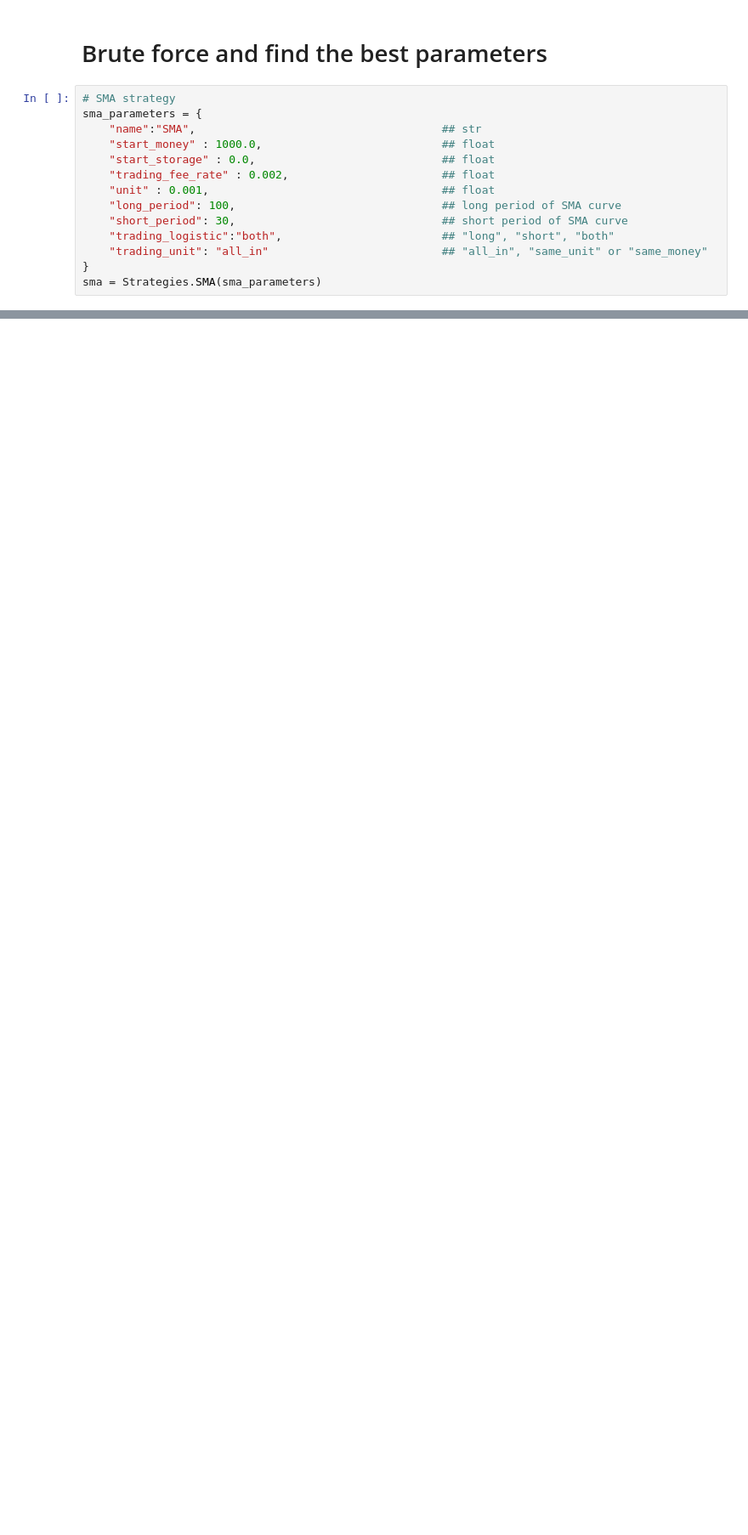
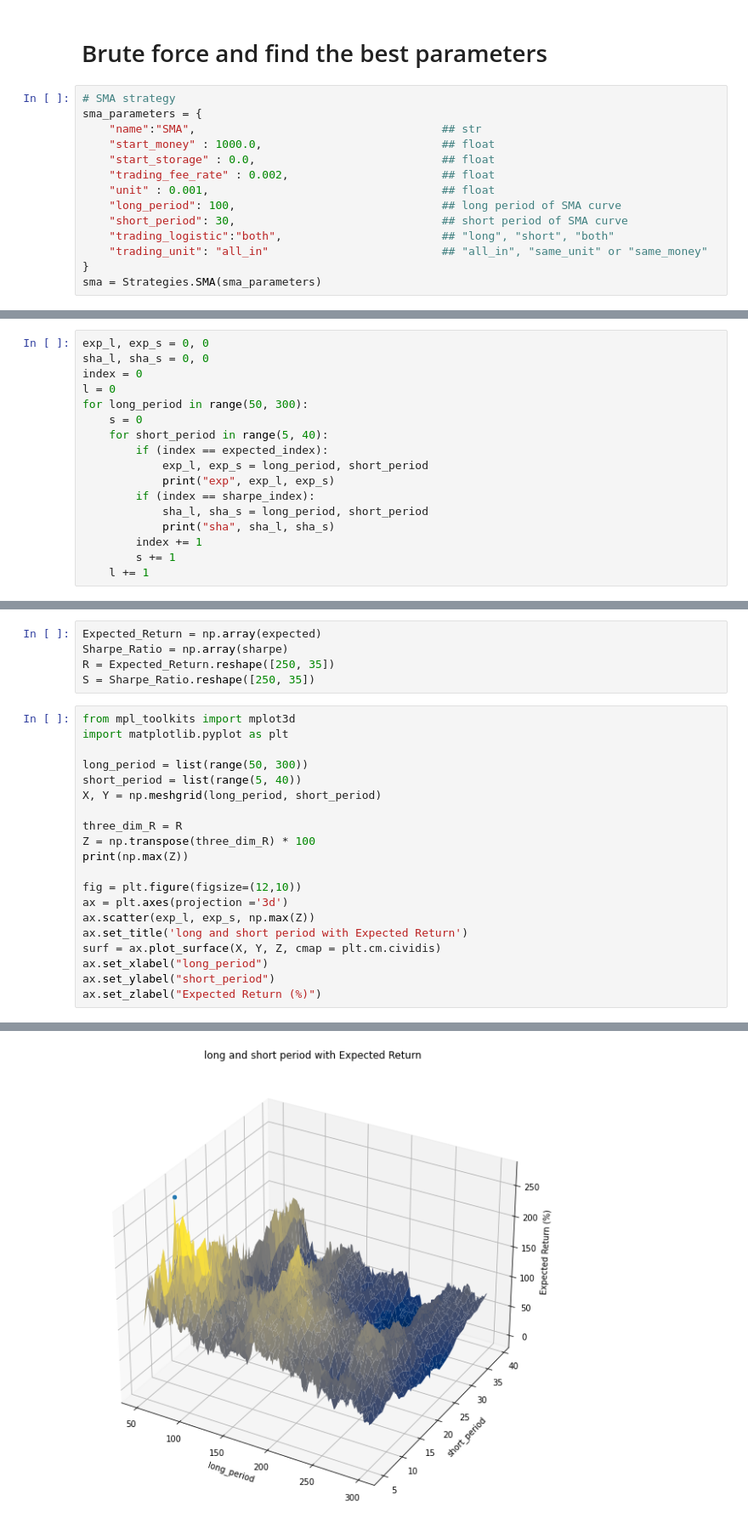
Before and after one commit to LagerWu0501/Grid_Trading, a Jupyter notebook: comparison_SMA.ipynb, the cells around one changed output, grey strips where cells are left out. Shown at 85% size. Cells and saved outputs as stored; diff of their text form; blank space fills up the shorter version.

```diff
--- a/comparison_SMA.ipynb
+++ b/comparison_SMA.ipynb
@@ -135,0 +173,17 @@ sma = Strategies.SMA(sma_parameters)
+# %%
+exp_l, exp_s = 0, 0
+sha_l, sha_s = 0, 0
+index = 0
+l = 0
+for long_period in range(50, 300):
+    s = 0
+    for short_period in range(5, 40):
+        if (index == expected_index):
+            exp_l, exp_s = long_period, short_period
+            print("exp", exp_l, exp_s)
+        if (index == sharpe_index):
+            sha_l, sha_s = long_period, short_period
+            print("sha", sha_l, sha_s)
+        index += 1
+        s += 1
+    l += 1
@@ -135,0 +251,26 @@ sma = Strategies.SMA(sma_parameters)
+# %%
+Expected_Return = np.array(expected)
+Sharpe_Ratio = np.array(sharpe)
+R = Expected_Return.reshape([250, 35])
+S = Sharpe_Ratio.reshape([250, 35])
+# %%
+from mpl_toolkits import mplot3d
+import matplotlib.pyplot as plt
+
+long_period = list(range(50, 300))
+short_period = list(range(5, 40))
+X, Y = np.meshgrid(long_period, short_period)
+
+three_dim_R = R
+Z = np.transpose(three_dim_R) * 100
+print(np.max(Z))
+
+fig = plt.figure(figsize=(12,10))
+ax = plt.axes(projection ='3d')
+ax.scatter(exp_l, exp_s, np.max(Z))
+ax.set_title('long and short period with Expected Return')
+surf = ax.plot_surface(X, Y, Z, cmap = plt.cm.cividis)
+ax.set_xlabel("long_period")
+ax.set_ylabel("short_period")
+ax.set_zlabel("Expected Return (%)")
+# %% [output]
@@ -135,0 +279 @@ sma = Strategies.SMA(sma_parameters)
+[figure, added]
```
Also changed, not shown: parts of 13 cells of this notebook.
